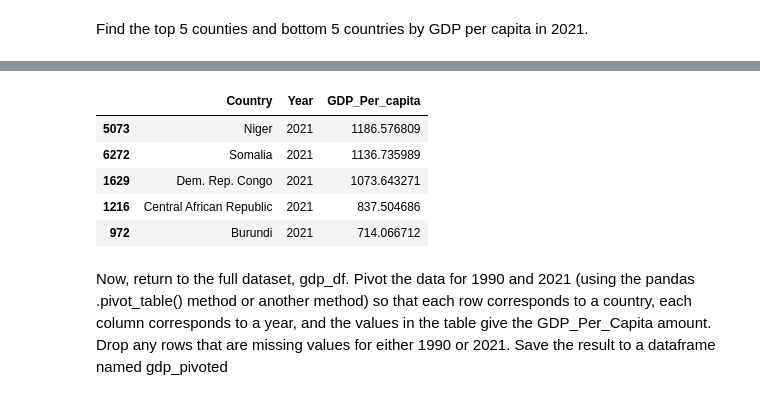
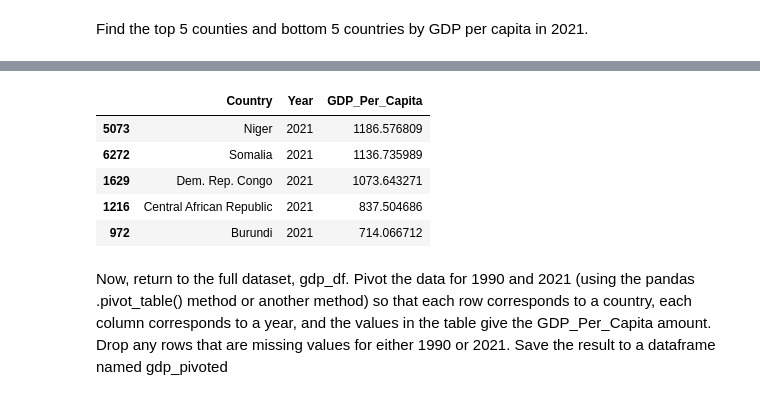
Before and after one commit to nss-data-science-cohort-8/un-exploration-Mythical-clj, a Jupyter notebook: notebooks/UN_Data_Exploration.ipynb, the cells around one changed output, grey strips where cells are left out. Cells and saved outputs as stored; diff of their text form; code cells hidden in the pictures.

```diff
--- a/notebooks/UN_Data_Exploration.ipynb
+++ b/notebooks/UN_Data_Exploration.ipynb
@@ -44,7 +44,7 @@ remove the Value footnotes column and rename the other columns to "Country", "Ye
 # %%
 gdp_df = (
     gdp_df
-    .rename(columns={"Country or Area" : "Country", "Value" : "GDP_Per_capita"})
+    .rename(columns={"Country or Area" : "Country", "Value" : "GDP_Per_Capita"})
     .drop('Value Footnotes', axis=1)
 )
 # %% [markdown]
@@ -154,9 +154,9 @@ gdp_2021.sort_values('GDP_Per_capita', ascending = False).head(5)
 | 5745 | Qatar | 2021 | 92862.571798 |
 | 680 | Bermuda | 2021 | 78570.489515 |
 # %%
-gdp_2021.sort_values('GDP_Per_capita', ascending = False).tail(5)
+gdp_2021.sort_values('GDP_Per_Capita', ascending = False).tail(5)
 # %% [output]
-|  | Country | Year | GDP_Per_capita |
+|  | Country | Year | GDP_Per_Capita |
 | 5073 | Niger | 2021 | 1186.576809 |
 | 6272 | Somalia | 2021 | 1136.735989 |
 | 1629 | Dem. Rep. Congo | 2021 | 1073.643271 |
```
Also changed, not shown: parts of 11 cells of this notebook.
